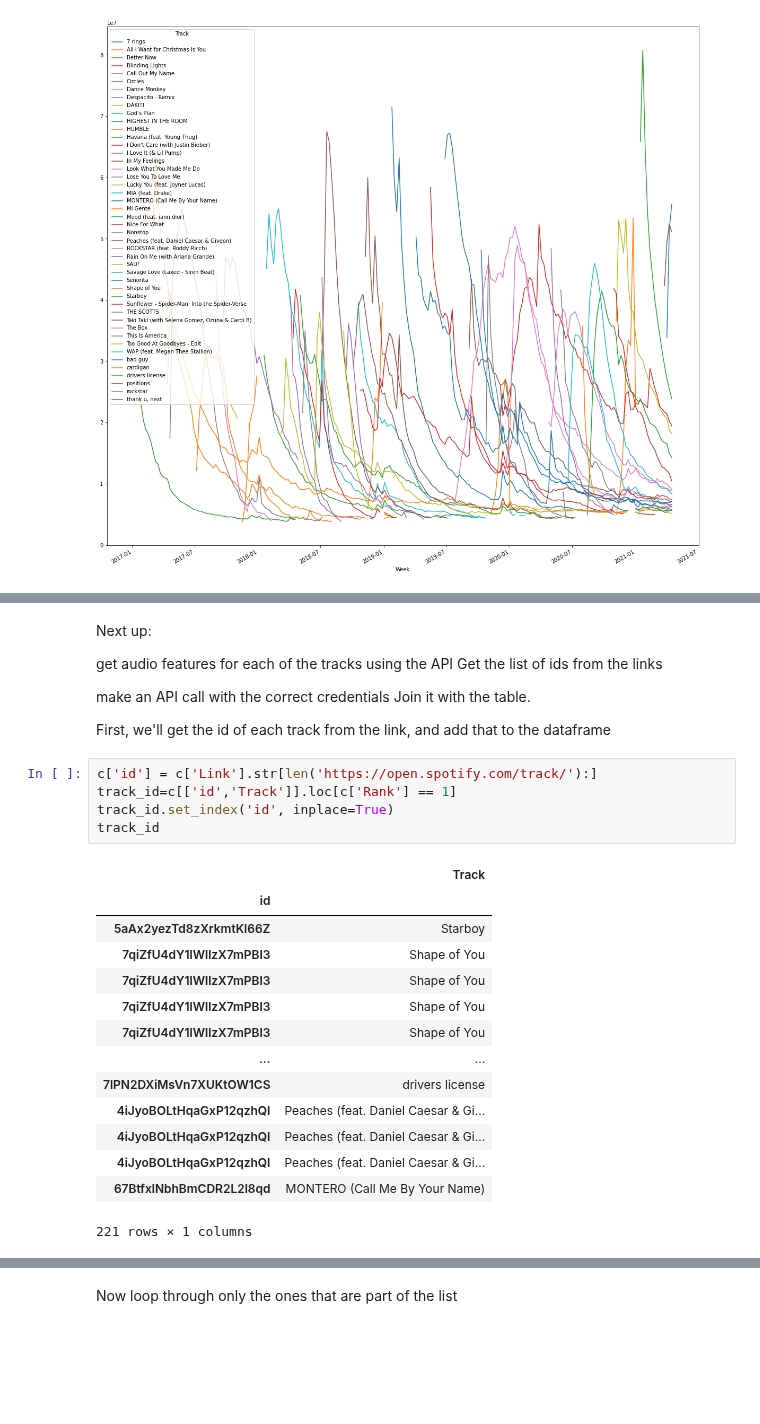
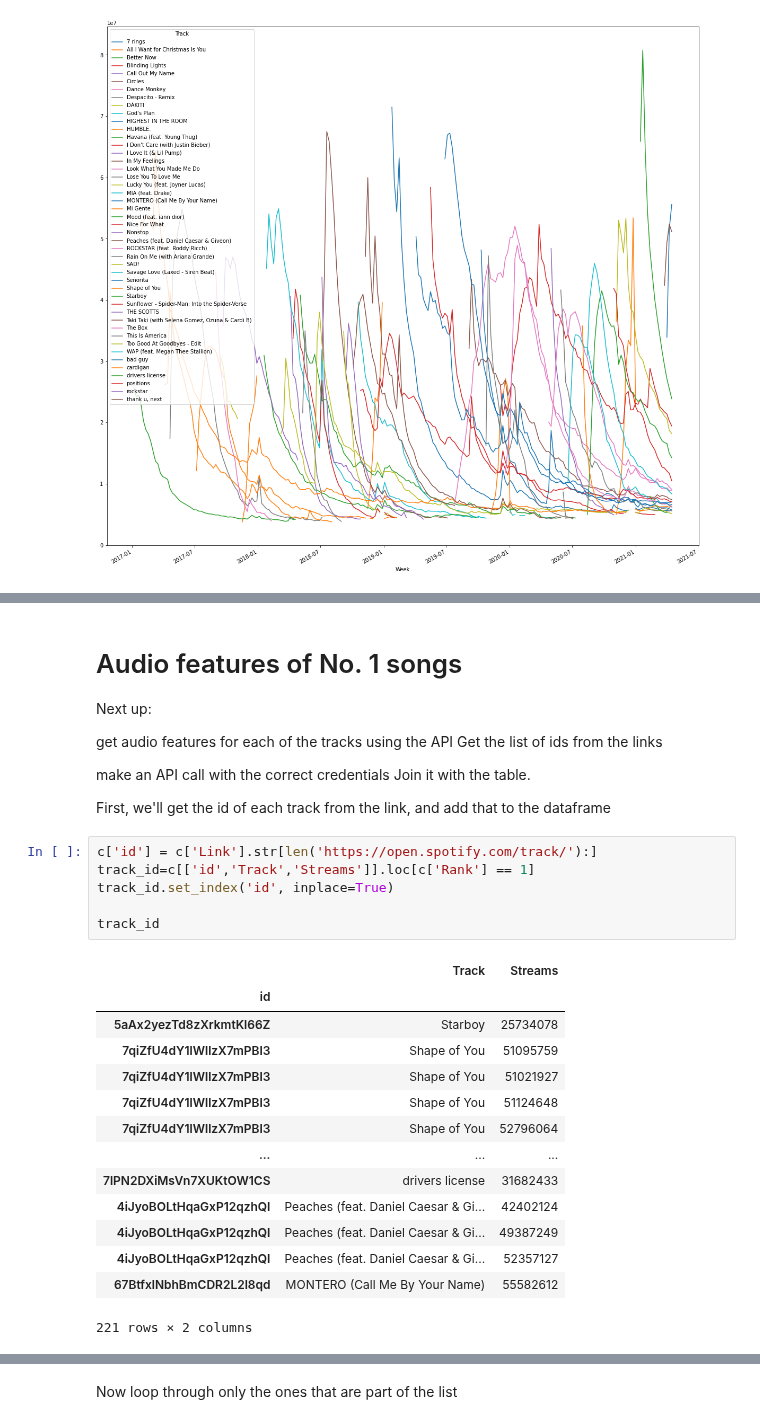
Before and after one commit to mblackstock/ds1-analytics, a Jupyter notebook: projects/spotify.ipynb, the cells around one changed output, grey strips where cells are left out. Saved outputs shown, nothing was run; the diff lists cells and outputs as text; blank space fills up the shorter version.

```diff
--- a/projects/spotify.ipynb
+++ b/projects/spotify.ipynb
@@ -202,4 +211,6 @@ streams_by_song.plot(figsize=(20,20),kind='line')
 # %% [markdown]
+# Audio features of No. 1 songs
+
 Next up:
 
 get audio features for each of the tracks using the API
@@ -211,21 +222,22 @@ Join it with the table.
 First, we'll get the id of each track from the link, and add that to the dataframe
 # %%
 c['id'] = c['Link'].str[len('https://open.spotify.com/track/'):]
-track_id=c[['id','Track']].loc[c['Rank'] == 1]
+track_id=c[['id','Track','Streams']].loc[c['Rank'] == 1]
 track_id.set_index('id', inplace=True)
+
 track_id
 # %% [output]
-|  | Track |
-| id |  |
-| 5aAx2yezTd8zXrkmtKl66Z | Starboy |
-| 7qiZfU4dY1lWllzX7mPBI3 | Shape of You |
-| 7qiZfU4dY1lWllzX7mPBI3 | Shape of You |
-| 7qiZfU4dY1lWllzX7mPBI3 | Shape of You |
-| 7qiZfU4dY1lWllzX7mPBI3 | Shape of You |
-| ... | ... |
-| 7lPN2DXiMsVn7XUKtOW1CS | drivers license |
-| 4iJyoBOLtHqaGxP12qzhQI | Peaches (feat. Daniel Caesar & Gi... |
-| 4iJyoBOLtHqaGxP12qzhQI | Peaches (feat. Daniel Caesar & Gi... |
-| 4iJyoBOLtHqaGxP12qzhQI | Peaches (feat. Daniel Caesar & Gi... |
-| 67BtfxlNbhBmCDR2L2l8qd | MONTERO (Call Me By Your Name) |
+|  | Track | Streams |
+| id |  |  |
+| 5aAx2yezTd8zXrkmtKl66Z | Starboy | 25734078 |
+| 7qiZfU4dY1lWllzX7mPBI3 | Shape of You | 51095759 |
+| 7qiZfU4dY1lWllzX7mPBI3 | Shape of You | 51021927 |
+| 7qiZfU4dY1lWllzX7mPBI3 | Shape of You | 51124648 |
+| 7qiZfU4dY1lWllzX7mPBI3 | Shape of You | 52796064 |
+| ... | ... | ... |
+| 7lPN2DXiMsVn7XUKtOW1CS | drivers license | 31682433 |
+| 4iJyoBOLtHqaGxP12qzhQI | Peaches (feat. Daniel Caesar & Gi... | 42402124 |
+| 4iJyoBOLtHqaGxP12qzhQI | Peaches (feat. Daniel Caesar & Gi... | 49387249 |
+| 4iJyoBOLtHqaGxP12qzhQI | Peaches (feat. Daniel Caesar & Gi... | 52357127 |
+| 67BtfxlNbhBmCDR2L2l8qd | MONTERO (Call Me By Your Name) | 55582612 |
-221 rows × 1 columns
+221 rows × 2 columns
```
Also changed, not shown: parts of 18 cells of this notebook, 1 other file.
